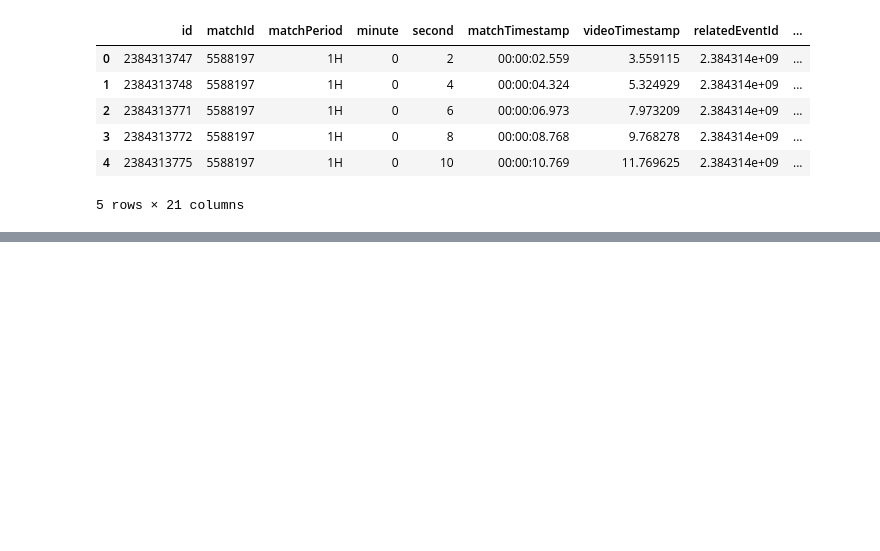
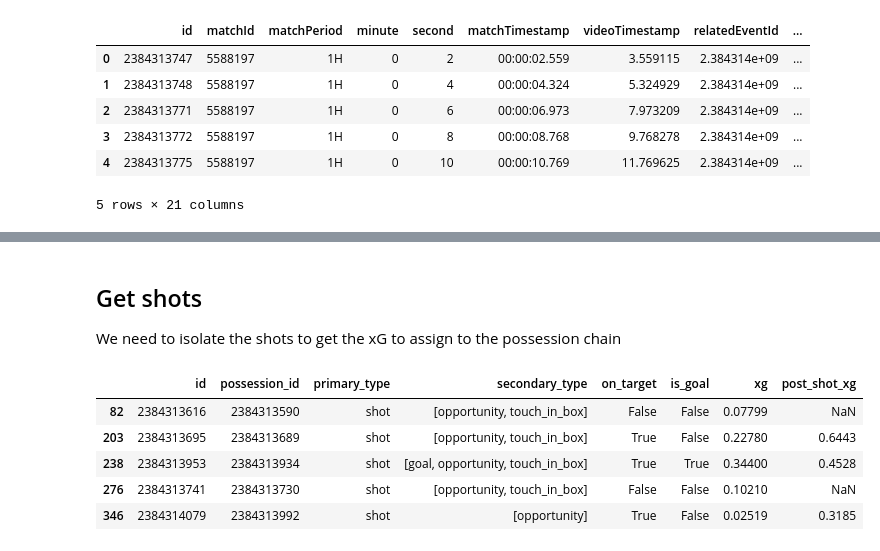
Before and after one commit to MarijnSt/soccermatics-project-2, a Jupyter notebook: notebooks/expected_danger.ipynb, the cells around one changed output, grey strips where cells are left out. Saved outputs shown, nothing was run; the diff lists cells and outputs as text; code cells hidden in the pictures; blank space fills up the shorter version.

Commit message:
feat: get shots

```diff
--- a/notebooks/expected_danger.ipynb
+++ b/notebooks/expected_danger.ipynb
@@ -113,7 +214,7 @@ List comprehension with .get(): 0.2985 seconds
 # %%
 # Add new column for possession id with proper integer dtype (without it, it would be a float)
 df_events['possession_id'] = pd.Series(
-    [int(possession.get('id')) if possession is not None else None for possession in df_events['possession']],
+    [possession.get('id') if possession is not None else None for possession in df_events['possession']],
     dtype='Int64'  # pandas nullable integer type
 )
 
@@ -128,0 +232,5 @@ df_events.head()
+# %%
+df_events['primary_type'] = [type.get('primary') if type is not None else None for type in df_events['type']]
+df_events['secondary_type'] = [type.get('secondary') if type is not None else None for type in df_events['type']]
+
+df_events.head()
@@ -128,0 +245,26 @@ df_events.head()
+# %% [markdown]
+## Get shots
+
+We need to isolate the shots to get the xG to assign to the possession chain
+# %%
+# Get shots and relevant columns
+shots_mask = df_events["primary_type"] == "shot"
+df_shots = df_events.loc[shots_mask, ["id", "possession_id", "primary_type", "secondary_type", "shot"]]
+
+# Split the shot column
+df_shots["on_target"] = [shot.get("onTarget") if shot is not None else None for shot in df_shots["shot"]]
+df_shots["is_goal"] = [shot.get("isGoal") if shot is not None else None for shot in df_shots["shot"]]
+df_shots["xg"] = [shot.get("xg") if shot is not None else None for shot in df_shots["shot"]]
+df_shots["post_shot_xg"] = [shot.get("postShotXg") if shot is not None else None for shot in df_shots["shot"]]
+
+# Drop the shot column
+df_shots = df_shots.drop(columns=["shot"])
+
+df_shots.head()
+# %% [output]
+|  | id | possession_id | primary_type | secondary_type | on_target | is_goal | xg | post_shot_xg |
+| 82 | 2384313616 | 2384313590 | shot | [opportunity, touch_in_box] | False | False | 0.07799 | NaN |
+| 203 | 2384313695 | 2384313689 | shot | [opportunity, touch_in_box] | True | False | 0.22780 | 0.6443 |
+| 238 | 2384313953 | 2384313934 | shot | [goal, opportunity, touch_in_box] | True | True | 0.34400 | 0.4528 |
+| 276 | 2384313741 | 2384313730 | shot | [opportunity, touch_in_box] | False | False | 0.10210 | NaN |
+| 346 | 2384314079 | 2384313992 | shot | [opportunity] | True | False | 0.02519 | 0.3185 |
```
Also changed, not shown: parts of 8 cells of this notebook.
